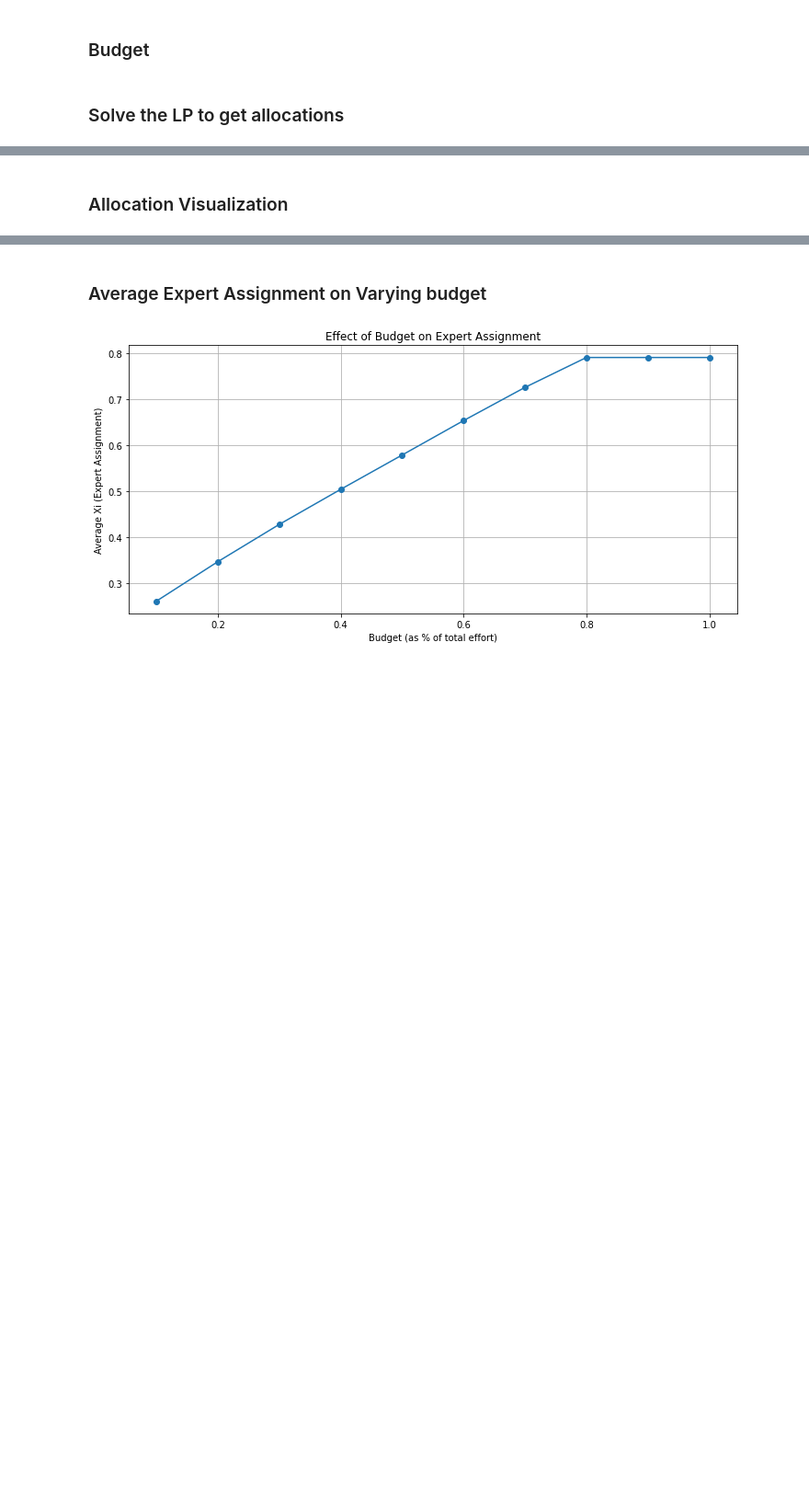
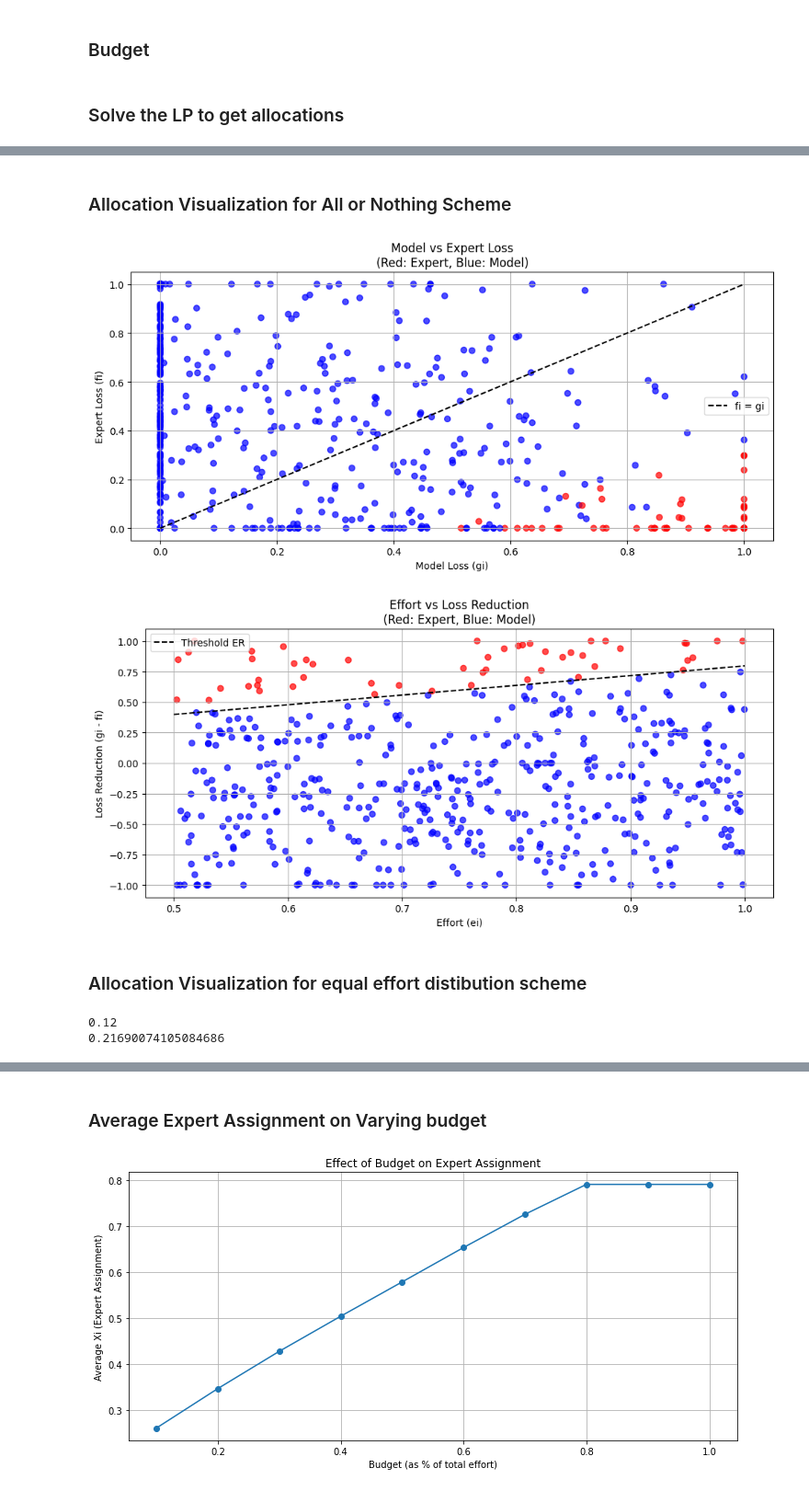
Before and after one commit to AnshulV05/Resource_constrained_deferring, a Jupyter notebook: project.ipynb, the cells around one changed output, grey strips where cells are left out. Shown: that part at 92% size. Saved outputs shown, nothing was run; the diff lists cells and outputs as text; code cells hidden in the pictures; blank space fills up the shorter version.

```diff
--- a/project.ipynb
+++ b/project.ipynb
@@ -57,2 +201,2 @@ Xi = np.array([int(X[i].varValue) if X[i].varValue is not None else 0 for i in r
 # %% [markdown]
-### Allocation Visualization
+### Allocation Visualization for All or Nothing Scheme
@@ -91,0 +203,68 @@ plt.show()
+# %%
+# DataFrame for analysis
+df = pd.DataFrame({
+    'gi': gi,
+    'fi': fi,
+    'ei': ei,
+    'Xi': Xi
+})
+df['AssignedToExpert'] = df['Xi'] == 1
+
+# === Visualization 1: Model vs Expert Loss ===
+plt.figure(figsize=(10, 5))
+colors = ['red' if x else 'blue' for x in df['AssignedToExpert']]
+plt.scatter(df['gi'], df['fi'], c=colors, alpha=0.7)
+plt.plot([0, 1], [0, 1], 'k--', label='fi = gi')
+plt.xlabel('Model Loss (gi)')
+plt.ylabel('Expert Loss (fi)')
+plt.title('Model vs Expert Loss\n(Red: Expert, Blue: Model)')
+plt.legend()
+plt.grid(True)
+plt.tight_layout()
+# plt.xlim(0, 1)
+# plt.ylim(0, 1)
+plt.show()
+
+
+# === Visualization 2: Effort vs Loss Reduction ===
+plt.figure(figsize=(10, 5))
+plt.scatter(df['ei'], df['gi'] - df['fi'], c=colors, alpha=0.7)
+# plt.plot([0, 1], [0, 1- 2*BUDGET_PERC], 'k--', label='Loss Reduction = 0')
+plt.xlabel('Effort (ei)')
+plt.ylabel('Loss Reduction (gi - fi)')
+plt.title('Effort vs Loss Reduction\n(Red: Expert, Blue: Model)')
+plt.grid(True)
+plt.tight_layout()
+# plt.xlim(0, 1)
+# plot a line from 0,0 to 1,threshold_er
+plt.plot([0.5, 1], [threshold_er/2, threshold_er], 'k--', label='Threshold ER')
+plt.legend()
+# plt.ylim(0, 1)
+plt.show()
+# %% [output]
+[figure, added]
+[figure, added]
+# %% [markdown]
+### Allocation Visualization for equal effort distibution scheme
+# %%
+
+alpha = 88 / 100
+beta   = 1-alpha
+effort = np.full(N, B / (N * beta))
+effort = np.minimum(effort, ei)  # Ensure effort does not exceed ei
+
+fi_new=linear_accuracy_with_effort(ei, fi, effort)
+## assert the condition that all elemnts of fi_new are greater than fi
+# print(np.all(effort <= ei))
+# print(np.all(fi_new >= fi))
+t_alpha=fi_new-gi
+# print(np.sort(t_alpha))
+Xi=np.zeros(N)
+Xi[np.argsort(t_alpha)[:int(N*beta)]]=1
+Xi[t_alpha>0]=0
+error=np.sum(Xi*fi_new+(1-Xi)*gi)/N
+print(np.sum(Xi)/len(Xi))
+print(error)
+# %% [output]
+0.12
+0.21690074105084686
```
Also changed, not shown: parts of 17 cells of this notebook, 3 other files.
